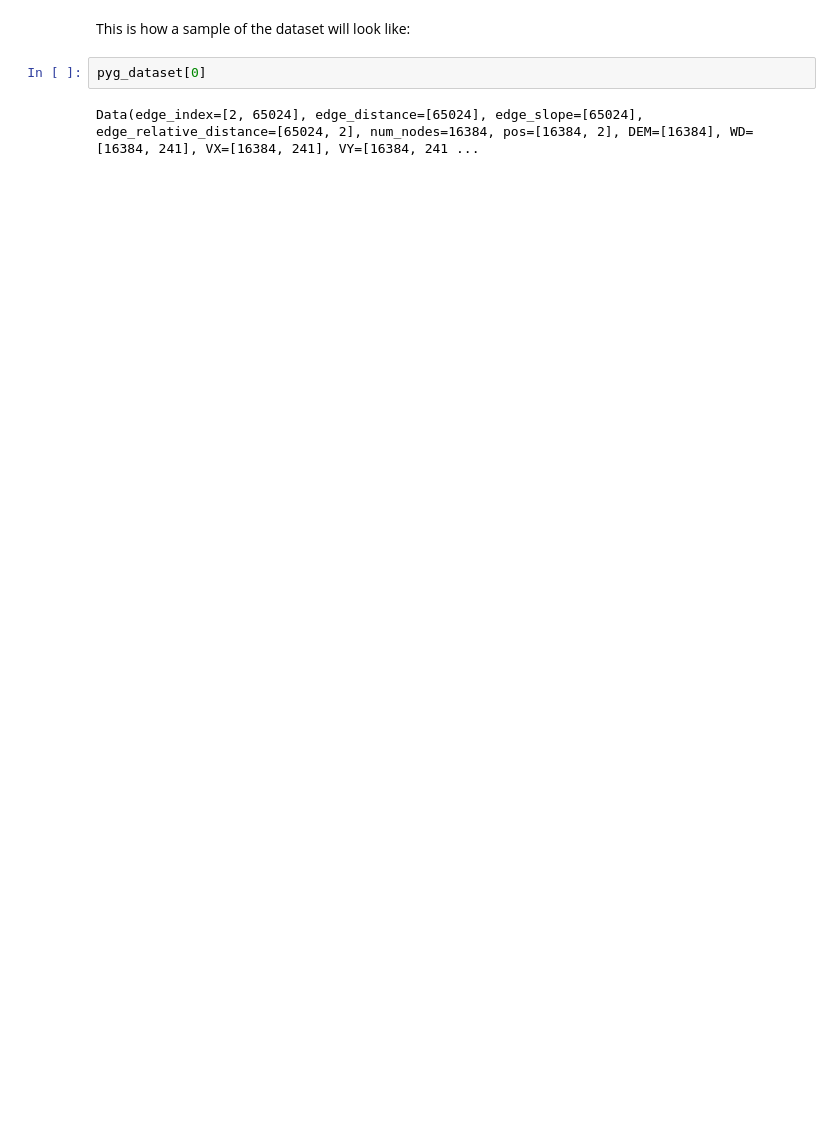
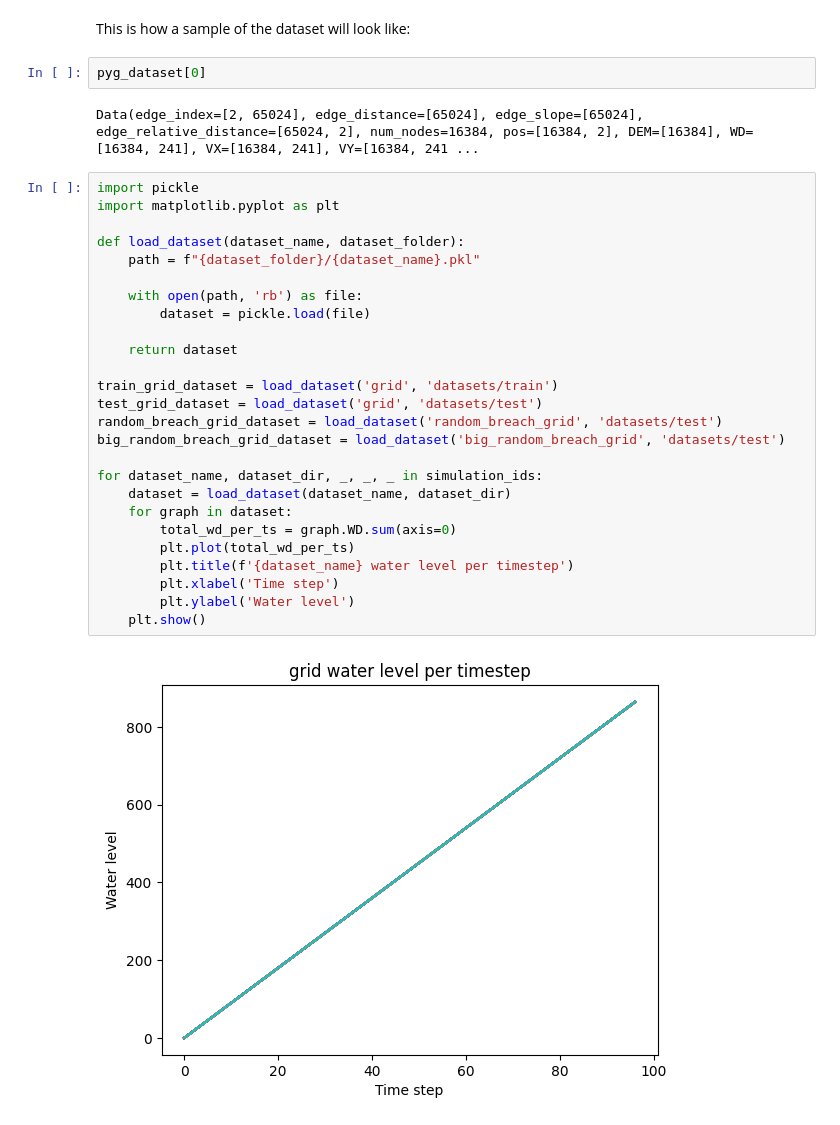
Before and after one commit to acostacos/SWE-GNN, a Jupyter notebook: database/create_dataset.ipynb, the cells around one changed output. Drawn from its saved outputs; the diff is of its cells as text; blank space fills up the shorter version.

```diff
--- a/database/create_dataset.ipynb
+++ b/database/create_dataset.ipynb
@@ -32,3 +34,31 @@ This is how a sample of the dataset will look like:
 pyg_dataset[0]
 # %% [output]
 Data(edge_index=[2, 65024], edge_distance=[65024], edge_slope=[65024], edge_relative_distance=[65024, 2], num_nodes=16384, pos=[16384, 2], DEM=[16384], WD=[16384, 241], VX=[16384, 241], VY=[16384, 241 ...
+# %%
+import pickle
+import matplotlib.pyplot as plt
+
+def load_dataset(dataset_name, dataset_folder):
+    path = f"{dataset_folder}/{dataset_name}.pkl"
+
+    with open(path, 'rb') as file:
+        dataset = pickle.load(file)
+
+    return dataset
+
+train_grid_dataset = load_dataset('grid', 'datasets/train')
+test_grid_dataset = load_dataset('grid', 'datasets/test')
+random_breach_grid_dataset = load_dataset('random_breach_grid', 'datasets/test')
+big_random_breach_grid_dataset = load_dataset('big_random_breach_grid', 'datasets/test')
+
+for dataset_name, dataset_dir, _, _, _ in simulation_ids:
+    dataset = load_dataset(dataset_name, dataset_dir)
+    for graph in dataset:
+        total_wd_per_ts = graph.WD.sum(axis=0)
+        plt.plot(total_wd_per_ts)
+        plt.title(f'{dataset_name} water level per timestep')
+        plt.xlabel('Time step')
+        plt.ylabel('Water level')
+    plt.show()
+# %% [output]
+[figure, added]
```
Also changed, not shown: parts of 2 cells of this notebook, 2 other files.
